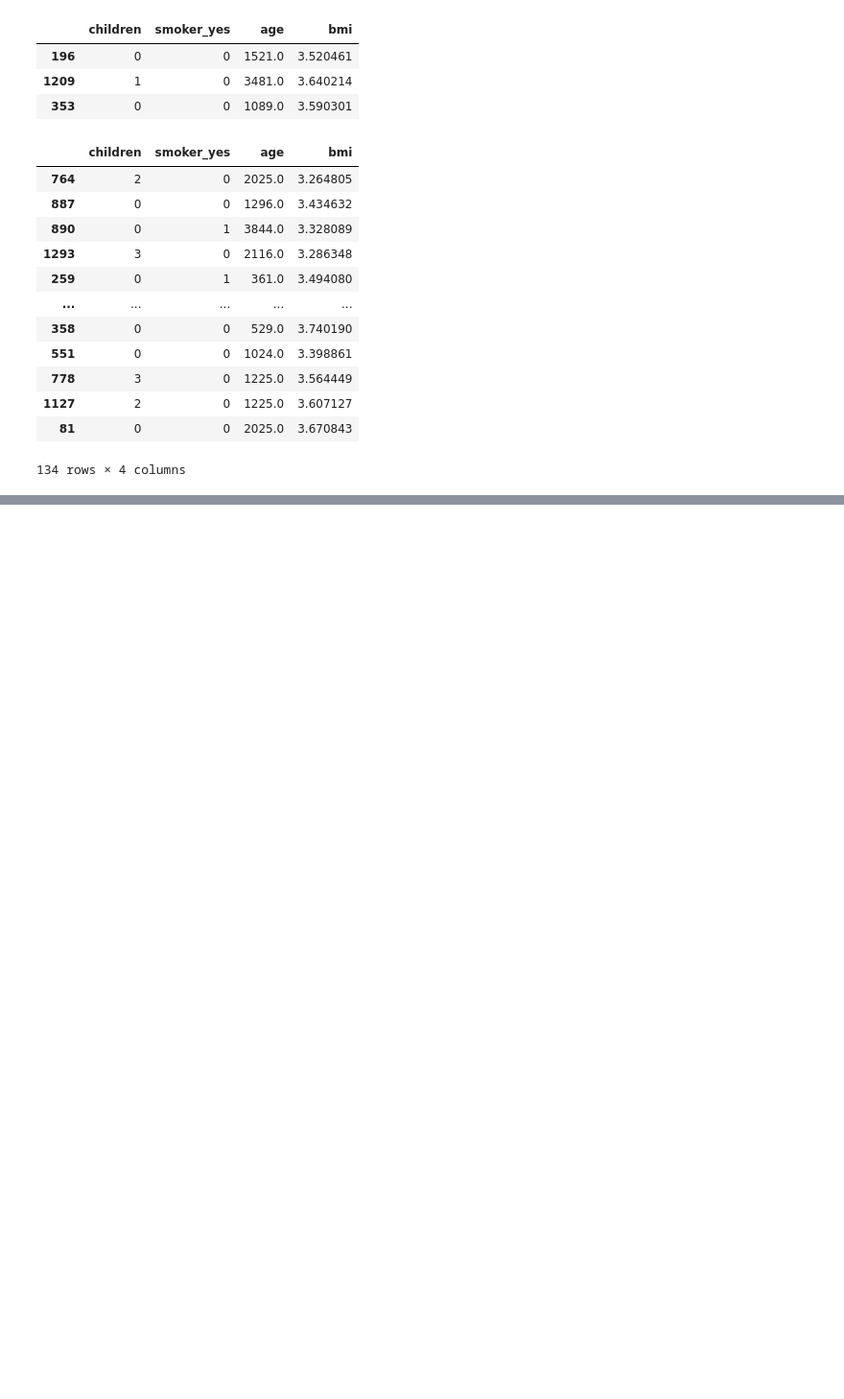
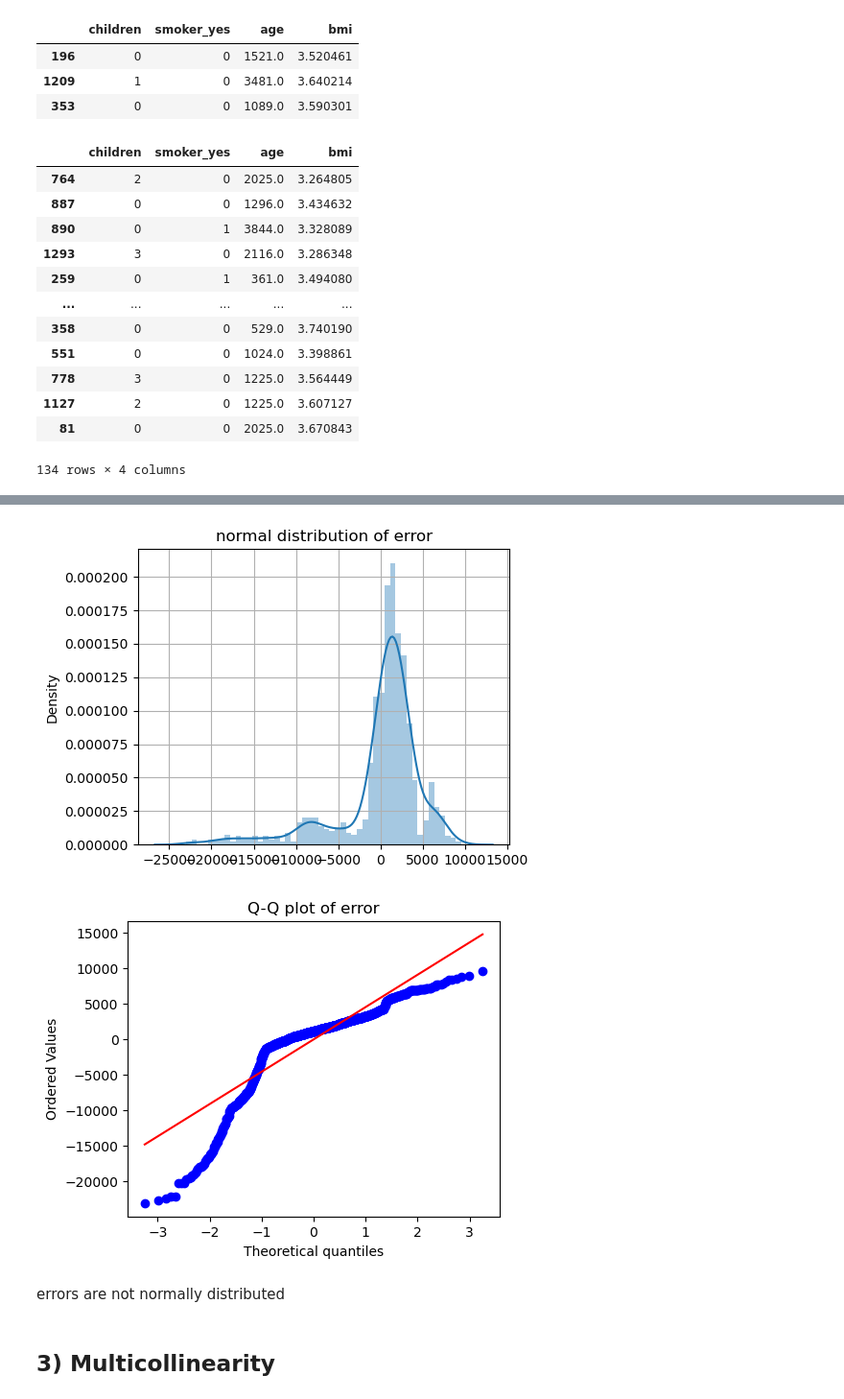
Before and after one commit to ShrajanKumar/Insurance_cost_prediction, a Jupyter notebook: statistical_analysis_and_modeling eda.ipynb, the cells around one changed output, grey strips where cells are left out. Shown at 96% size. Saved outputs shown, nothing was run; the diff lists cells and outputs as text; code cells hidden in the pictures; blank space fills up the shorter version.

```diff
--- a/statistical_analysis_and_modeling eda.ipynb
+++ b/statistical_analysis_and_modeling eda.ipynb
@@ -1500,0 +1471,4 @@ r 0.7634
+# %%
+#residual
+
+residuals = result['predicted'] - result['actual']
@@ -1500,0 +1528,23 @@ r 0.7634
+# %%
+#error should be normally distributed
+def check_normallity_errors(residuals):
+    plt.figure(figsize=(5,4))
+    sns.distplot(residuals)
+    plt.grid(visible=True)
+    plt.title("normal distribution of error")
+    plt.show()
+
+    plt.figure(figsize=(
+        5,4))
+    sp.probplot(residuals,dist="norm",plot=plt)
+    plt.title("Q-Q plot of error")
+    plt.show()
+# %%
+check_normallity_errors(residuals)
+# %% [output]
+[figure, added]
+[figure, added]
+# %% [markdown]
+errors are not normally distributed
+# %% [markdown]
+## 3) Multicollinearity
```
Also changed, not shown: parts of 36 cells of this notebook.
